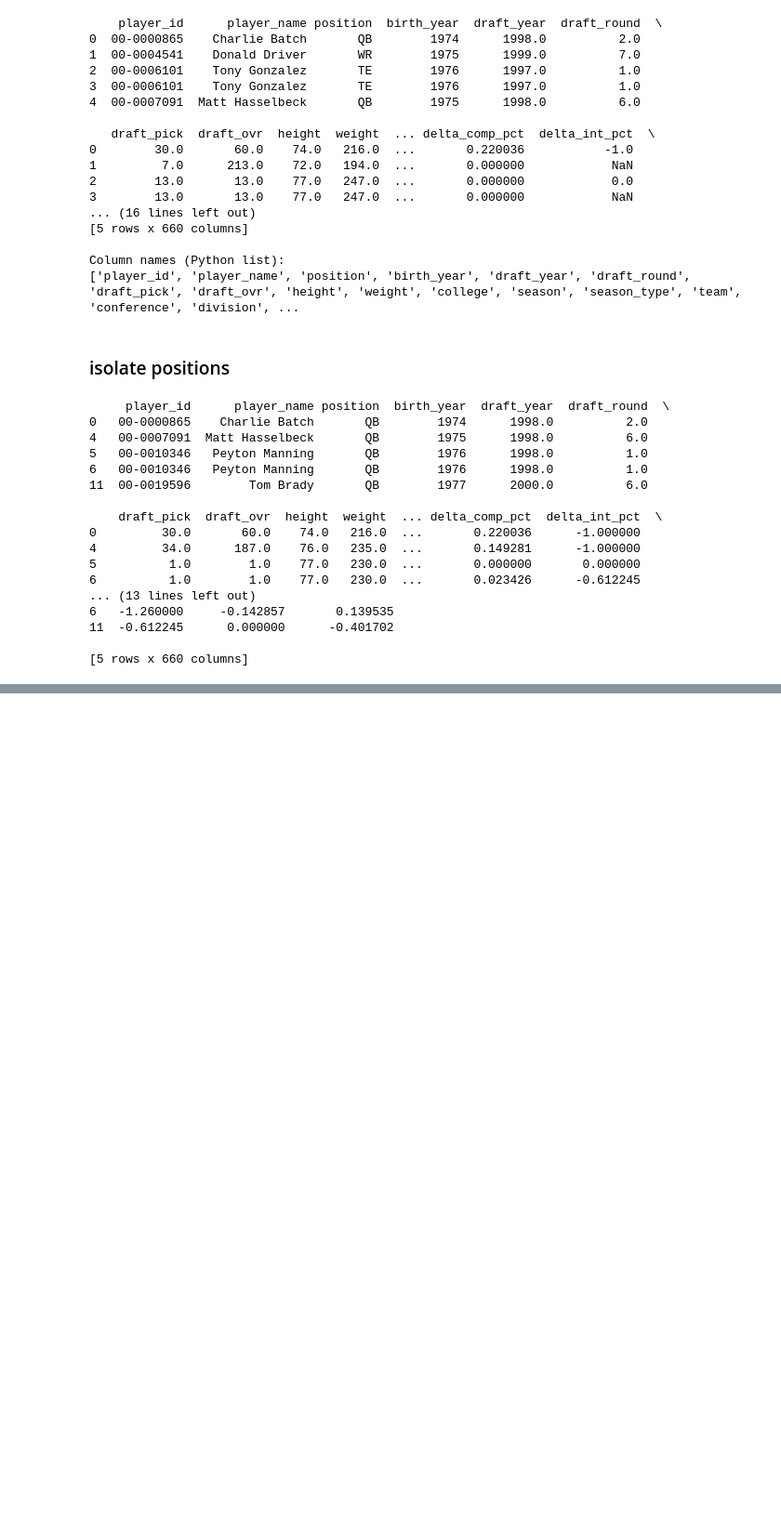
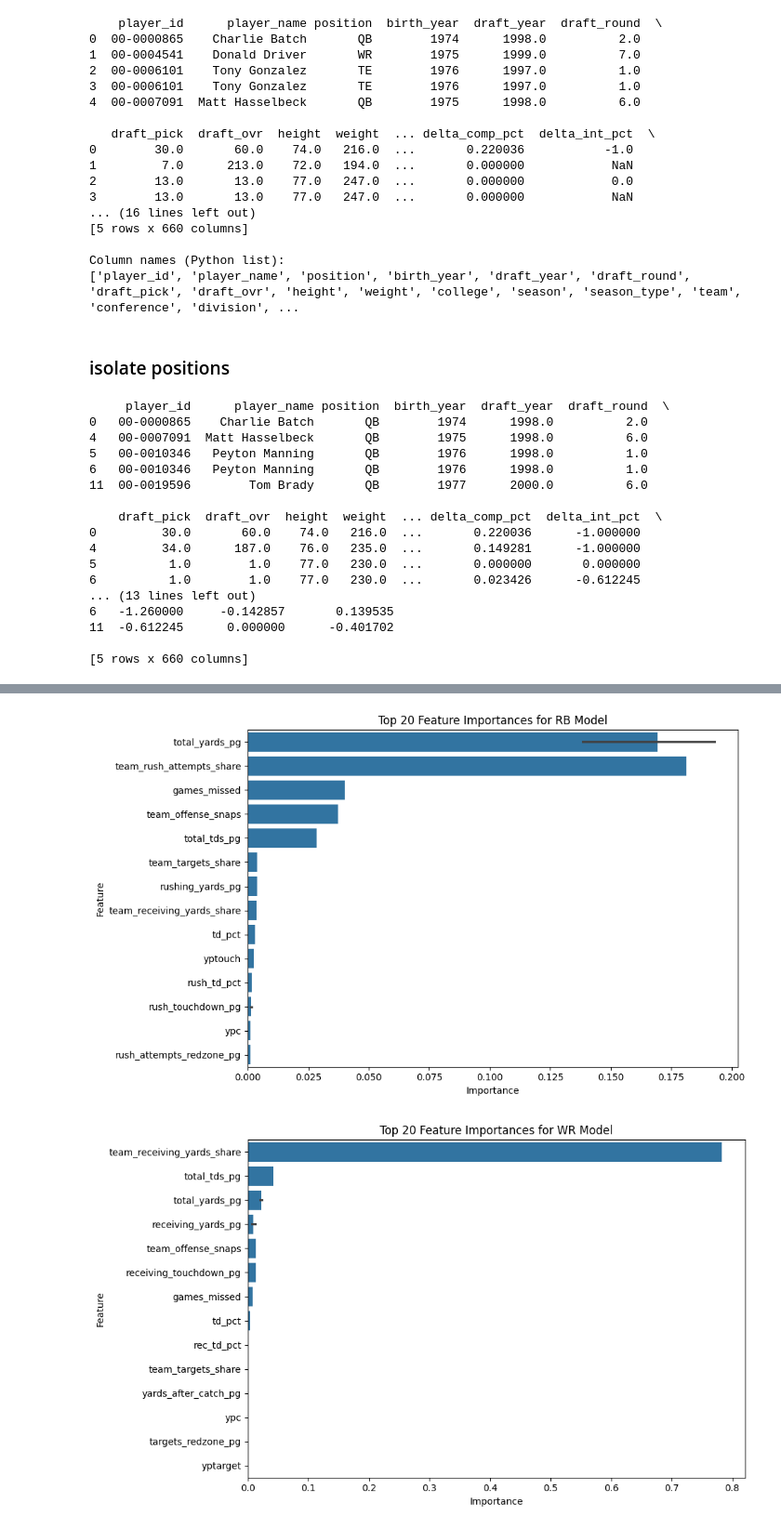
Before and after one commit to GharretWilcut/IST_5520-Footbal-Predictions, a Jupyter notebook: attacker.ipynb, the cells around one changed output, grey strips where cells are left out. Shown at 93% size. Drawn from its saved outputs; the diff is of its cells as text; code cells hidden in the pictures; blank space fills up the shorter version.

Commit message:
think I got it to look right had some visualization for positions

```diff
--- a/attacker.ipynb
+++ b/attacker.ipynb
@@ -88,8 +88,8 @@ to_normalize = [
     "rushing_yards", "receiving_yards", "yards_after_catch", "total_yards",
     "rush_touchdown", "receiving_touchdown", "total_tds",
     "rush_attempts", "rush_attempts_redzone", "targets_redzone",
-    "delta_touches", "delta_total_yards", "delta_rush_touchdown",
-    "delta_receiving_yards", "delta_offense_snaps"
+    "touches", "total_yards", "rush_touchdown",
+    "receiving_yards", "offense_snaps"
 ]
 
 # Create new per-game versions
@@ -220,0 +237,23 @@ print(df_RB.fantasy_points_standard.mean())
+# %%
+def graph_feature_importance(features, positionmodel,position_scaler, positionDF,position):
+    import matplotlib.pyplot as plt
+    import numpy as np
+    import seaborn as sns
+    importances = positionmodel.feature_importances_
+    feature_names = position_scaler.get_feature_names_out(input_features=positionDF[features].columns)
+    importance_df = pd.DataFrame({
+        'Feature': feature_names,
+        'Importance': importances
+    }).sort_values(by='Importance', ascending=False)
+    plt.figure(figsize=(10, 6))
+    sns.barplot(x='Importance', y='Feature', data=importance_df.head(20))
+    plt.title(f"Top 20 Feature Importances for {position} Model")
+    plt.tight_layout()
+    plt.show()
+# %%
+graph_feature_importance(features,RB_model,RB_scaler,df_RB,'RB')
+graph_feature_importance(features,WR_model,WR_scaler,df_WR,'WR')
+graph_feature_importance(features,QB_model,QB_scaler,df_QB,'QB')
+# %% [output]
+[figure, added]
+[figure, added]
```
Also changed, not shown: parts of 4 cells of this notebook.
